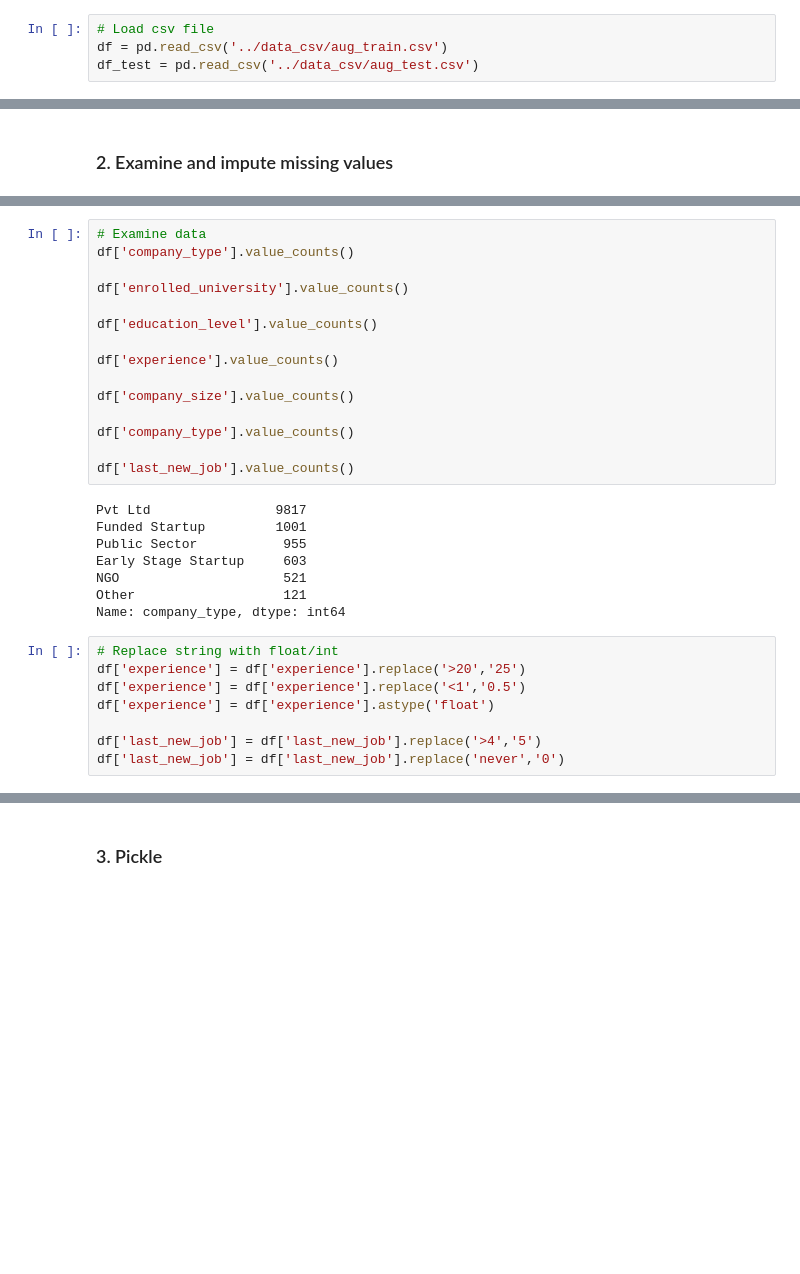
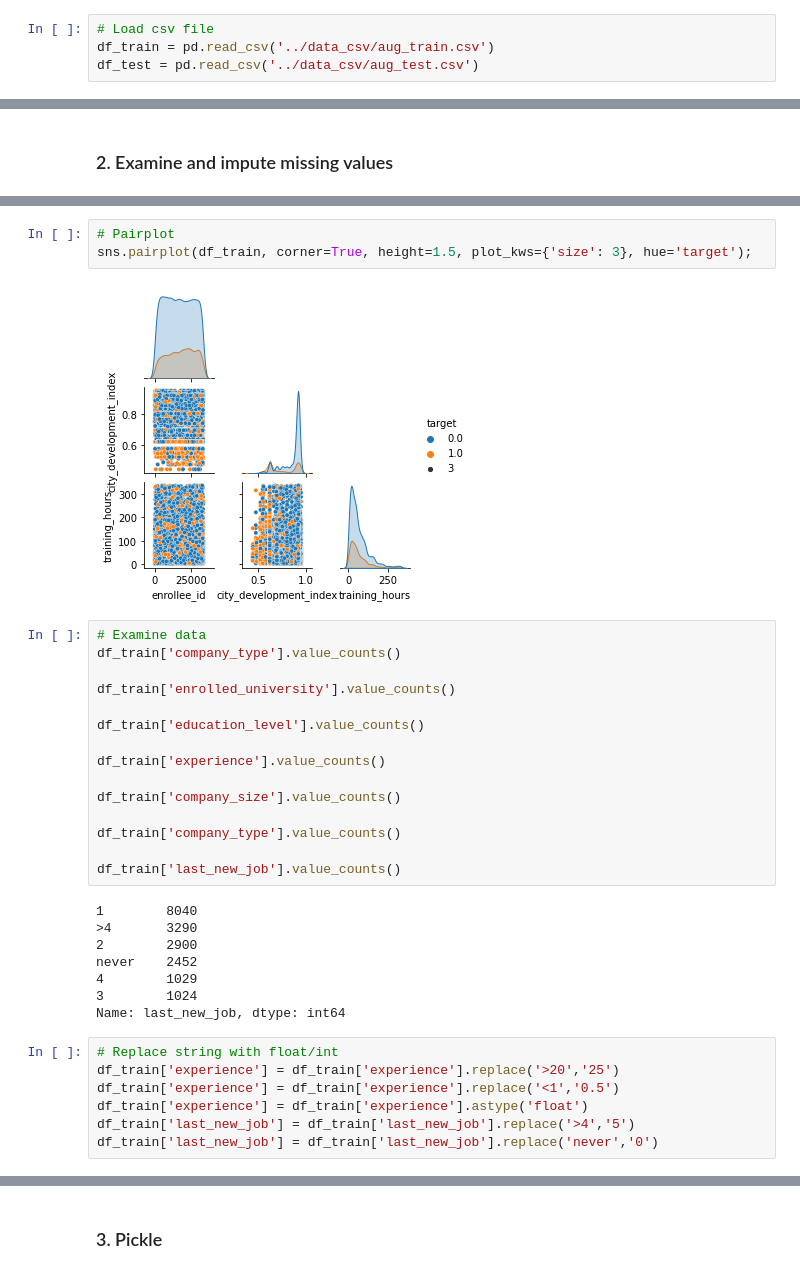
Before and after one commit to katiehuang1221/HR-Analytics-Predict-Who-Will-Leave-The-Job, a Jupyter notebook: notebook/01_data_extract.ipynb, the cells around one changed output, grey strips where cells are left out. Saved outputs shown, nothing was run; the diff lists cells and outputs as text; blank space fills up the shorter version.

```diff
--- a/notebook/01_data_extract.ipynb
+++ b/notebook/01_data_extract.ipynb
@@ -5,5 +7,5 @@ import numpy as np
 ### 1. Load data
 # %%
 # Load csv file
-df = pd.read_csv('../data_csv/aug_train.csv')
+df_train = pd.read_csv('../data_csv/aug_train.csv')
 df_test = pd.read_csv('../data_csv/aug_test.csv')
@@ -38,36 +42,40 @@ Data columns (total 14 columns):
  13  target                  19158 non-null  float64
 dtypes: float64(2), int64(2), object(10)
 memory usage: 2.0+ MB
+# %%
+# Pairplot
+sns.pairplot(df_train, corner=True, height=1.5, plot_kws={'size': 3}, hue='target');
+# %% [output]
+[figure, added]
 # %%
 # Examine data
-df['company_type'].value_counts()
+df_train['company_type'].value_counts()
 
-df['enrolled_university'].value_counts()
+df_train['enrolled_university'].value_counts()
 
-df['education_level'].value_counts()
+df_train['education_level'].value_counts()
 
-df['experience'].value_counts()
+df_train['experience'].value_counts()
 
-df['company_size'].value_counts()
+df_train['company_size'].value_counts()
 
-df['company_type'].value_counts()
+df_train['company_type'].value_counts()
 
-df['last_new_job'].value_counts()
+df_train['last_new_job'].value_counts()
 # %% [output]
-Pvt Ltd                9817
-Funded Startup         1001
-Public Sector           955
-Early Stage Startup     603
-NGO                     521
-Other                   121
-Name: company_type, dtype: int64
+1        8040
+>4       3290
+2        2900
+never    2452
+4        1029
+3        1024
+Name: last_new_job, dtype: int64
 # %%
 # Replace string with float/int
-df['experience'] = df['experience'].replace('>20','25')
-df['experience'] = df['experience'].replace('<1','0.5')
-df['experience'] = df['experience'].astype('float')
-
-df['last_new_job'] = df['last_new_job'].replace('>4','5')
-df['last_new_job'] = df['last_new_job'].replace('never','0')
+df_train['experience'] = df_train['experience'].replace('>20','25')
+df_train['experience'] = df_train['experience'].replace('<1','0.5')
+df_train['experience'] = df_train['experience'].astype('float')
+df_train['last_new_job'] = df_train['last_new_job'].replace('>4','5')
+df_train['last_new_job'] = df_train['last_new_job'].replace('never','0')
 # %%
 # Impute/fill NaN
```
Also changed, not shown: parts of 18 cells of this notebook, 1 other file.
